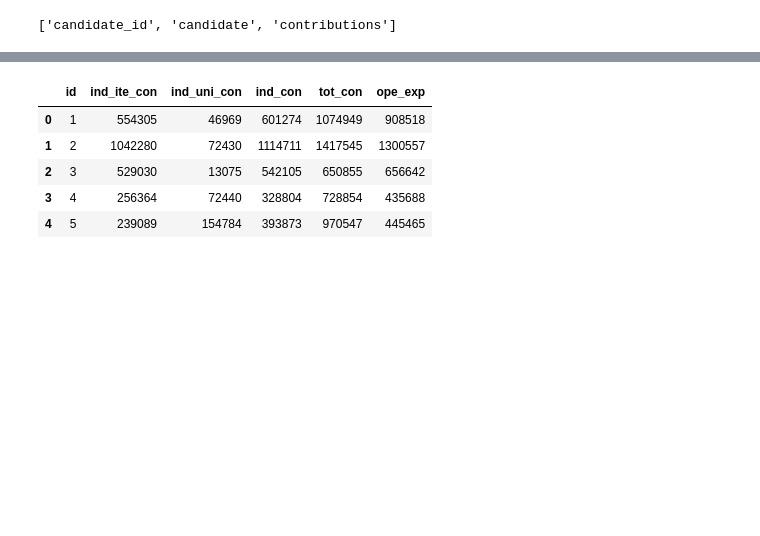
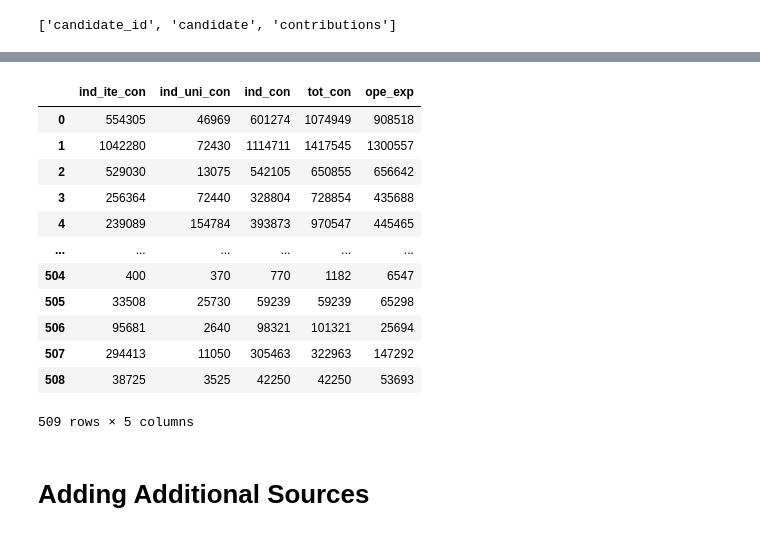
Before and after one commit to tylerhill122/Campaign-Finance, a Jupyter notebook: main.ipynb, the cells around one changed output, grey strips where cells are left out. Saved outputs shown, nothing was run; the diff lists cells and outputs as text; code cells hidden in the pictures; blank space fills up the shorter version.

```diff
--- a/main.ipynb
+++ b/main.ipynb
@@ -179,10 +177,19 @@ contributions_df.to_sql(name='contributions', con=engine, if_exists='append', in
 # %%
 # confirm succesful upload
-pd.read_sql_query('SELECT * FROM contributions', con=engine).head()
+pd.read_sql_query('SELECT * FROM contributions', con=engine)
 # %% [output]
-|  | id | ind_ite_con | ind_uni_con | ind_con | tot_con | ope_exp |
-| 0 | 1 | 554305 | 46969 | 601274 | 1074949 | 908518 |
-| 1 | 2 | 1042280 | 72430 | 1114711 | 1417545 | 1300557 |
-| 2 | 3 | 529030 | 13075 | 542105 | 650855 | 656642 |
-| 3 | 4 | 256364 | 72440 | 328804 | 728854 | 435688 |
-| 4 | 5 | 239089 | 154784 | 393873 | 970547 | 445465 |
+|  | ind_ite_con | ind_uni_con | ind_con | tot_con | ope_exp |
+| 0 | 554305 | 46969 | 601274 | 1074949 | 908518 |
+| 1 | 1042280 | 72430 | 1114711 | 1417545 | 1300557 |
+| 2 | 529030 | 13075 | 542105 | 650855 | 656642 |
+| 3 | 256364 | 72440 | 328804 | 728854 | 435688 |
+| 4 | 239089 | 154784 | 393873 | 970547 | 445465 |
+| ... | ... | ... | ... | ... | ... |
+| 504 | 400 | 370 | 770 | 1182 | 6547 |
+| 505 | 33508 | 25730 | 59239 | 59239 | 65298 |
+| 506 | 95681 | 2640 | 98321 | 101321 | 25694 |
+| 507 | 294413 | 11050 | 305463 | 322963 | 147292 |
+| 508 | 38725 | 3525 | 42250 | 42250 | 53693 |
+509 rows × 5 columns
+# %% [markdown]
+# Adding Additional Sources
```
Also changed, not shown: parts of 24 cells of this notebook, 1 other file.
